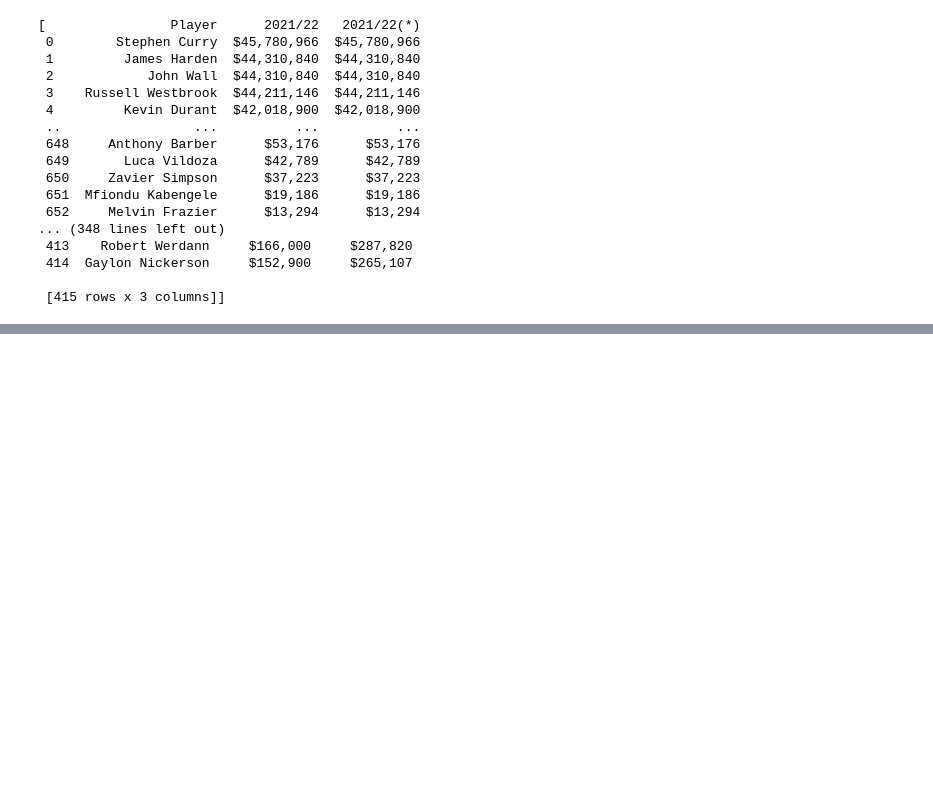
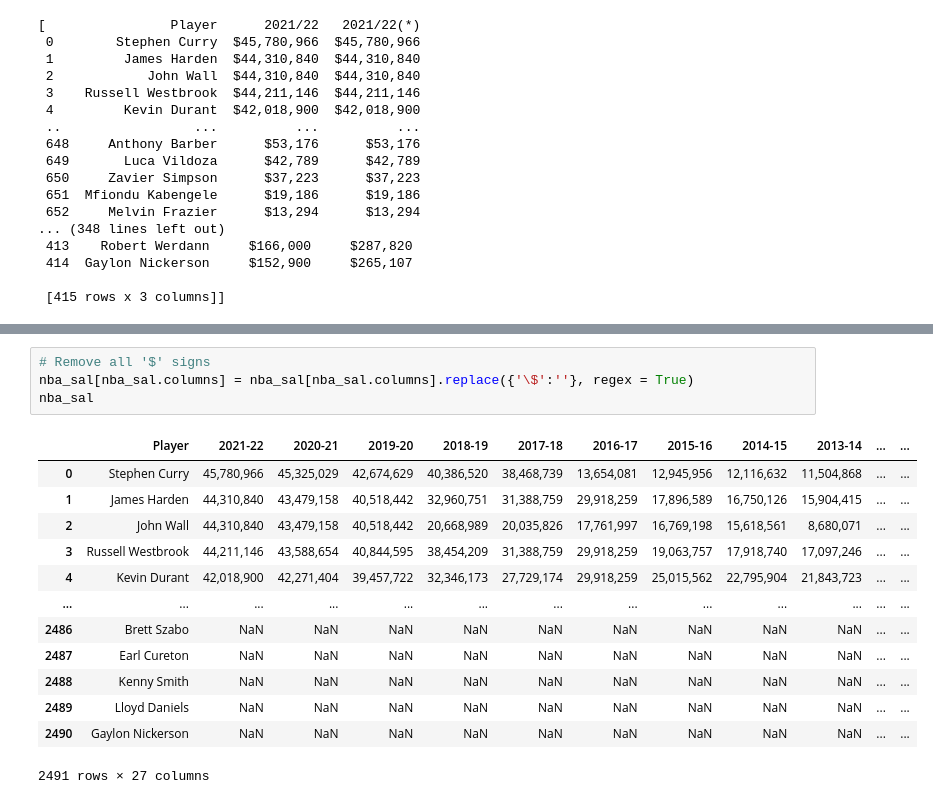
Before and after one commit to sandra-t-3282/NBA_Salary_Regression, a Jupyter notebook: salaries_nba_pipeline.ipynb, the cells around one changed output, grey strips where cells are left out. Drawn from its saved outputs; the diff is of its cells as text; blank space fills up the shorter version.

```diff
--- a/salaries_nba_pipeline.ipynb
+++ b/salaries_nba_pipeline.ipynb
@@ -208,0 +235,18 @@ curry_sal2
+# %%
+# Remove all '$' signs
+nba_sal[nba_sal.columns] = nba_sal[nba_sal.columns].replace({'\$':''}, regex = True)
+nba_sal
+# %% [output]
+|  | Player | 2021-22 | 2020-21 | 2019-20 | 2018-19 | 2017-18 | 2016-17 | 2015-16 | 2014-15 | 2013-14 | ... | ... |
+| 0 | Stephen Curry | 45,780,966 | 45,325,029 | 42,674,629 | 40,386,520 | 38,468,739 | 13,654,081 | 12,945,956 | 12,116,632 | 11,504,868 | ... | ... |
+| 1 | James Harden | 44,310,840 | 43,479,158 | 40,518,442 | 32,960,751 | 31,388,759 | 29,918,259 | 17,896,589 | 16,750,126 | 15,904,415 | ... | ... |
+| 2 | John Wall | 44,310,840 | 43,479,158 | 40,518,442 | 20,668,989 | 20,035,826 | 17,761,997 | 16,769,198 | 15,618,561 | 8,680,071 | ... | ... |
+| 3 | Russell Westbrook | 44,211,146 | 43,588,654 | 40,844,595 | 38,454,209 | 31,388,759 | 29,918,259 | 19,063,757 | 17,918,740 | 17,097,246 | ... | ... |
+| 4 | Kevin Durant | 42,018,900 | 42,271,404 | 39,457,722 | 32,346,173 | 27,729,174 | 29,918,259 | 25,015,562 | 22,795,904 | 21,843,723 | ... | ... |
+| ... | ... | ... | ... | ... | ... | ... | ... | ... | ... | ... | ... | ... |
+| 2486 | Brett Szabo | NaN | NaN | NaN | NaN | NaN | NaN | NaN | NaN | NaN | ... | ... |
+| 2487 | Earl Cureton | NaN | NaN | NaN | NaN | NaN | NaN | NaN | NaN | NaN | ... | ... |
+| 2488 | Kenny Smith | NaN | NaN | NaN | NaN | NaN | NaN | NaN | NaN | NaN | ... | ... |
+| 2489 | Lloyd Daniels | NaN | NaN | NaN | NaN | NaN | NaN | NaN | NaN | NaN | ... | ... |
+| 2490 | Gaylon Nickerson | NaN | NaN | NaN | NaN | NaN | NaN | NaN | NaN | NaN | ... | ... |
+2491 rows × 27 columns
```
Also changed, not shown: parts of 36 cells of this notebook, 5 other files.
